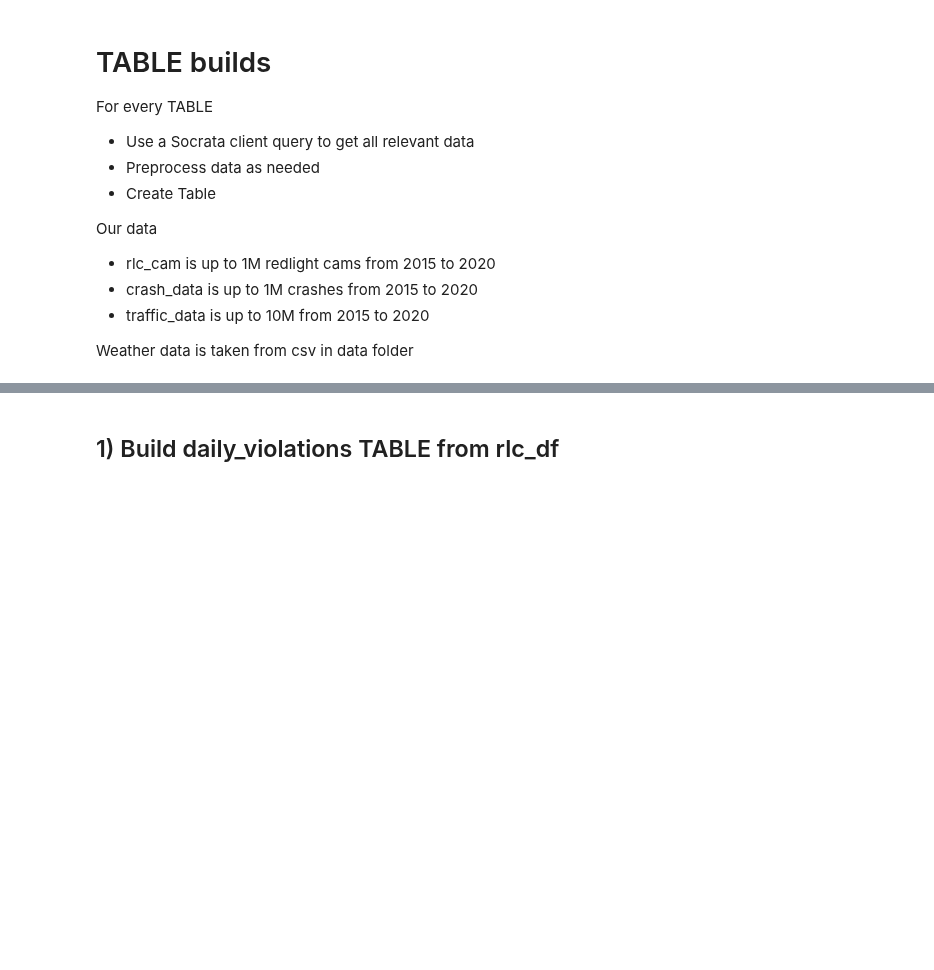
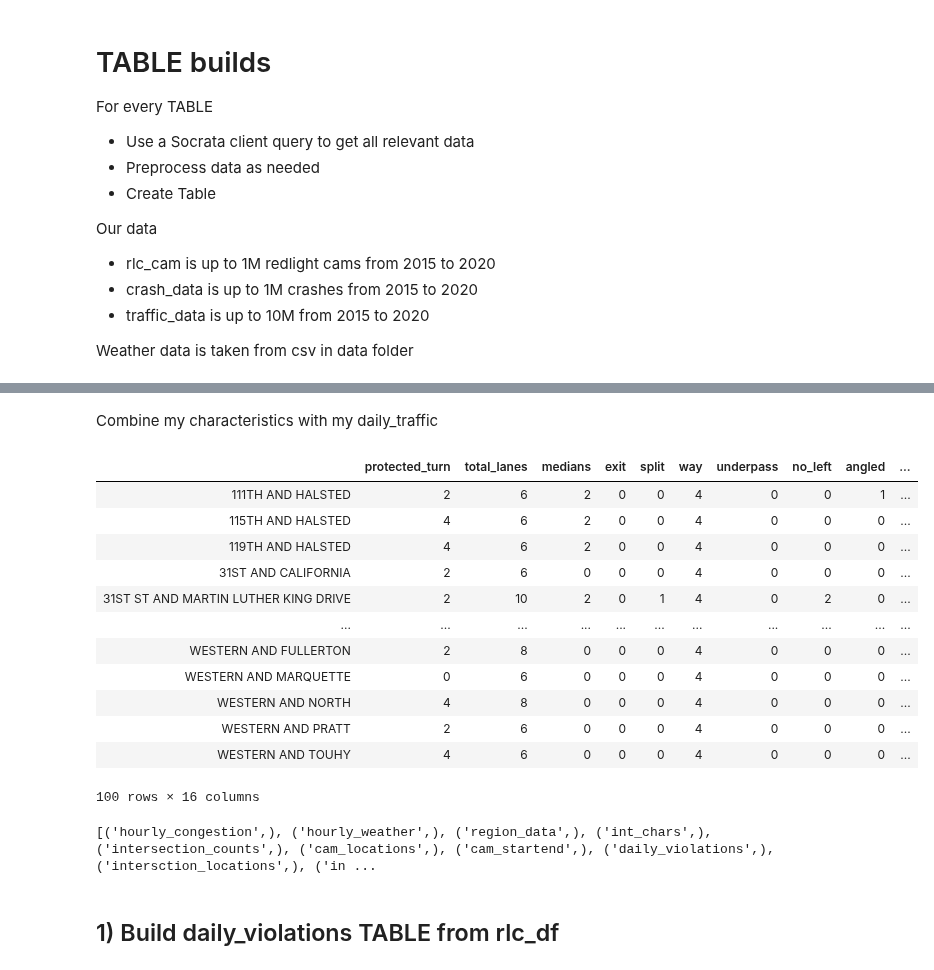
Before and after one commit to sciencelee/chicago-red-light-cameras, a Jupyter notebook: 01-build-db.ipynb, the cells around one changed output, grey strips where cells are left out. Drawn from its saved outputs; the diff is of its cells as text; code cells hidden in the pictures; blank space fills up the shorter version.

```diff
--- a/01-build-db.ipynb
+++ b/01-build-db.ipynb
@@ -85,0 +152,12 @@ Weather data is taken from csv in data folder
+# %%
+
+daily_traffic = client.get("pfsx-4n4m",
+                     limit=2000,
+                    )
+
+daily_traffic = pd.DataFrame.from_records(daily_traffic) # Convert to pandas DataFrame
+# %%
+daily_traffic.info()
+cols_tokeep = ['traffic_volume_count_location_address', 'total_passing_vehicle_volume',]
+daily_traffic = daily_traffic[cols_tokeep]
+daily_traffic.head()
@@ -85,0 +191,34 @@ Weather data is taken from csv in data folder
+# %%
+daily_traffic.total_passing_vehicle_volume = daily_traffic.total_passing_vehicle_volume.astype(int)
+# %% [markdown]
+Combine my characteristics with my daily_traffic
+# %%
+#int_chars.merge(daily_traffic, left_on='intersection', right_on='rkey')
+def look_up_roads(road_list):
+    total = 0
+    #print(road_list)
+    for road in road_list:
+        count = daily_traffic[daily_traffic['traffic_volume_count_location_address']==road]['total_passing_vehicle_volume'].sum()
+        total += count
+        #print(count)
+    return total
+
+int_df['daily_traffic'] = int_df['roads'].apply(look_up_roads)
+int_df.drop(columns=['roads'], inplace=True)
+# %%
+
+int_df.head(100)
+# %% [output]
+|  | protected_turn | total_lanes | medians | exit | split | way | underpass | no_left | angled | ... |
+| 111TH AND HALSTED | 2 | 6 | 2 | 0 | 0 | 4 | 0 | 0 | 1 | ... |
+| 115TH AND HALSTED | 4 | 6 | 2 | 0 | 0 | 4 | 0 | 0 | 0 | ... |
+| 119TH AND HALSTED | 4 | 6 | 2 | 0 | 0 | 4 | 0 | 0 | 0 | ... |
+| 31ST AND CALIFORNIA | 2 | 6 | 0 | 0 | 0 | 4 | 0 | 0 | 0 | ... |
+| 31ST ST AND MARTIN LUTHER KING DRIVE | 2 | 10 | 2 | 0 | 1 | 4 | 0 | 2 | 0 | ... |
+| ... | ... | ... | ... | ... | ... | ... | ... | ... | ... | ... |
+| WESTERN AND FULLERTON | 2 | 8 | 0 | 0 | 0 | 4 | 0 | 0 | 0 | ... |
+| WESTERN AND MARQUETTE | 0 | 6 | 0 | 0 | 0 | 4 | 0 | 0 | 0 | ... |
+| WESTERN AND NORTH | 4 | 8 | 0 | 0 | 0 | 4 | 0 | 0 | 0 | ... |
+| WESTERN AND PRATT | 2 | 6 | 0 | 0 | 0 | 4 | 0 | 0 | 0 | ... |
+| WESTERN AND TOUHY | 4 | 6 | 0 | 0 | 0 | 4 | 0 | 0 | 0 | ... |
+100 rows × 16 columns
@@ -86,3 +237,7 @@ Weather data is taken from csv in data folder
+# %%
+make_table(int_df, 'intersection_chars', c, conn)
+# %% [output]
+[('hourly_congestion',), ('hourly_weather',), ('region_data',), ('int_chars',), ('intersection_counts',), ('cam_locations',), ('cam_startend',), ('daily_violations',), ('intersction_locations',), ('in ...
 # %% [markdown]
 ## 1) Build daily_violations TABLE  from rlc_df
 # %% [markdown]
```
Also changed, not shown: parts of 55 cells of this notebook, 1 other file.
